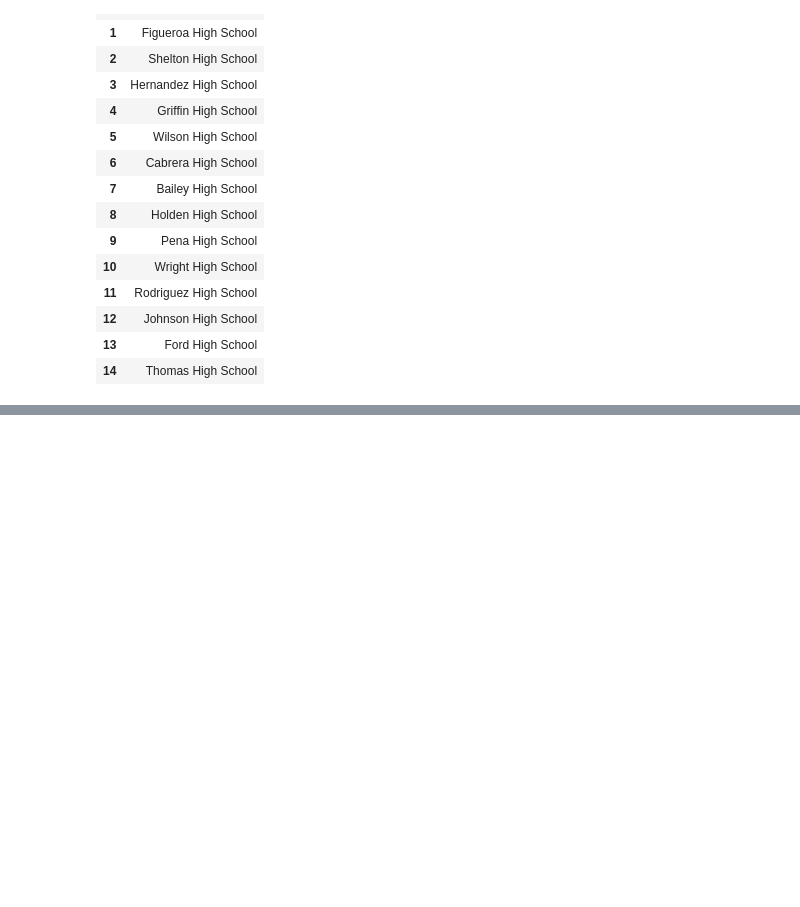
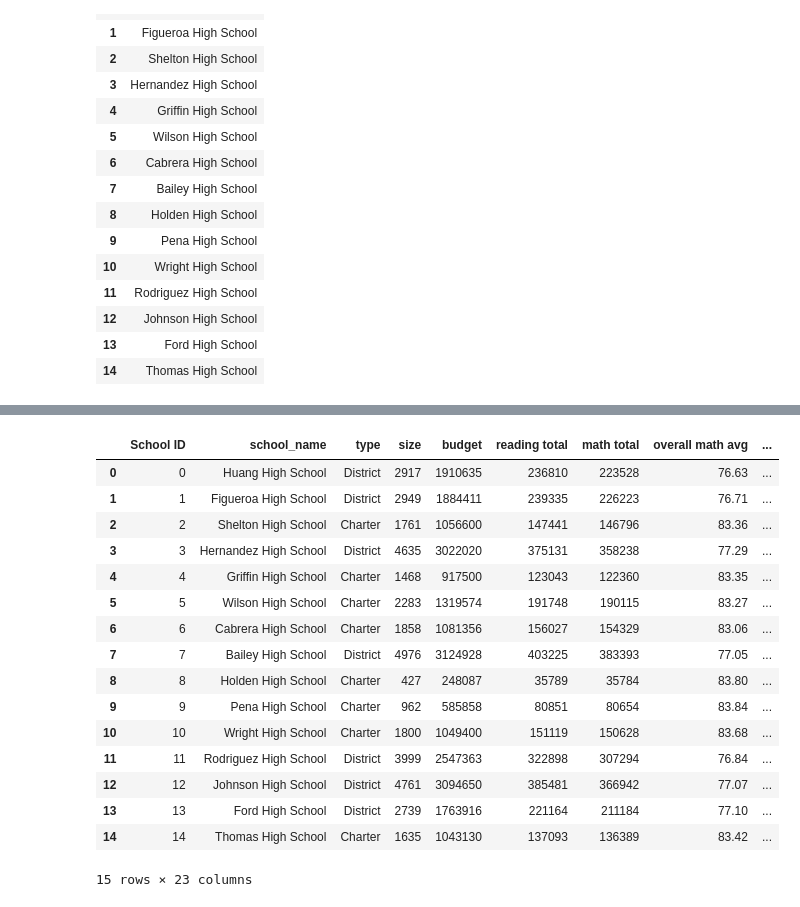
Before and after one commit to Govind-Patwal/My_Testing_Corner_at_GitHub, a Jupyter notebook: UofT_Bootcamp/UofT_Bootcamp_PostGrad/Round1/Module4_Pandas/PyCitySchools_goodLearning.ipynb, the cells around one changed output, grey strips where cells are left out. Cells and saved outputs as stored; diff of their text form; code cells hidden in the pictures; blank space fills up the shorter version.

```diff
--- a/UofT_Bootcamp/UofT_Bootcamp_PostGrad/Round1/Module4_Pandas/PyCitySchools_goodLearning.ipynb
+++ b/UofT_Bootcamp/UofT_Bootcamp_PostGrad/Round1/Module4_Pandas/PyCitySchools_goodLearning.ipynb
@@ -634,0 +684,9 @@ top_schools.head(7)
+# %%
+school_df1['9th_math_avg'] = 0
+school_df1['10th_math_avg'] = 0
+school_df1['11th_math_avg'] = 0
+school_df1['12th_math_avg'] = 0
+school_df1['9th_reading_avg'] = 0
+school_df1['10th_reading_avg'] = 0
+school_df1['11th_reading_avg'] = 0
+school_df1['12th_reading_avg'] = 0
@@ -634,0 +713,18 @@ top_schools.head(7)
+# %%
+for i in range(len(school_df1)):
+    school = school_df1['school_name'][i]
+
+    school_df1['9th_math_avg'][i]    =  combined_df.loc[   (combined_df['school_name'] == school) &  (combined_df['grade'] == '9th') ]  ['math_score'].sum() / len(combined_df.loc[   (combined_df['school_name'] == school) &  (combined_df['grade'] == '9th') ] )
+    school_df1['9th_reading_avg'][i] =  combined_df.loc[   (combined_df['school_name'] == school) &  (combined_df['grade'] == '9th') ]  ['reading_score'].sum() / len(combined_df.loc[   (combined_df['school_name'] == school) &  (combined_df['grade'] == '9th') ] )
+
+    school_df1['10th_math_avg'][i]    =  combined_df.loc[   (combined_df['school_name'] == school) &  (combined_df['grade'] == '10th') ]  ['math_score'].sum() / len(combined_df.loc[   (combined_df['school_name'] == school) &  (combined_df['grade'] == '10th') ] )
+    school_df1['10th_reading_avg'][i] =  combined_df.loc[   (combined_df['school_name'] == school) &  (combined_df['grade'] == '10th') ]  ['reading_score'].sum() / len(combined_df.loc[   (combined_df['school_name'] == school) &  (combined_df['grade'] == '10th') ] )
+
+    school_df1['11th_math_avg'][i]    =  combined_df.loc[   (combined_df['school_name'] == school) &  (combined_df['grade'] == '11th') ]  ['math_score'].sum() / len(combined_df.loc[   (combined_df['school_name'] == school) &  (combined_df['grade'] == '11th') ] )
+    school_df1['11th_reading_avg'][i] =  combined_df.loc[   (combined_df['school_name'] == school) &  (combined_df['grade'] == '11th') ]  ['reading_score'].sum() / len(combined_df.loc[   (combined_df['school_name'] == school) &  (combined_df['grade'] == '11th') ] )
+
+    school_df1['12th_math_avg'][i]    =  combined_df.loc[   (combined_df['school_name'] == school) &  (combined_df['grade'] == '12th') ]  ['math_score'].sum() / len(combined_df.loc[   (combined_df['school_name'] == school) &  (combined_df['grade'] == '12th') ] )
+    school_df1['12th_reading_avg'][i] =  combined_df.loc[   (combined_df['school_name'] == school) &  (combined_df['grade'] == '12th') ]  ['reading_score'].sum() / len(combined_df.loc[   (combined_df['school_name'] == school) &  (combined_df['grade'] == '12th') ] )
+
+
+school_df1
@@ -634,0 +749,21 @@ top_schools.head(7)
+# %%
+school_df1 = school_df1.rename(columns={'math_avg':'overall math avg', 'reading_avg': 'overall reading average'})
+school_df1
+# %% [output]
+|  | School ID | school_name | type | size | budget | reading total | math total | overall math avg | ... |
+| 0 | 0 | Huang High School | District | 2917 | 1910635 | 236810 | 223528 | 76.63 | ... |
+| 1 | 1 | Figueroa High School | District | 2949 | 1884411 | 239335 | 226223 | 76.71 | ... |
+| 2 | 2 | Shelton High School | Charter | 1761 | 1056600 | 147441 | 146796 | 83.36 | ... |
+| 3 | 3 | Hernandez High School | District | 4635 | 3022020 | 375131 | 358238 | 77.29 | ... |
+| 4 | 4 | Griffin High School | Charter | 1468 | 917500 | 123043 | 122360 | 83.35 | ... |
+| 5 | 5 | Wilson High School | Charter | 2283 | 1319574 | 191748 | 190115 | 83.27 | ... |
+| 6 | 6 | Cabrera High School | Charter | 1858 | 1081356 | 156027 | 154329 | 83.06 | ... |
+| 7 | 7 | Bailey High School | District | 4976 | 3124928 | 403225 | 383393 | 77.05 | ... |
+| 8 | 8 | Holden High School | Charter | 427 | 248087 | 35789 | 35784 | 83.80 | ... |
+| 9 | 9 | Pena High School | Charter | 962 | 585858 | 80851 | 80654 | 83.84 | ... |
+| 10 | 10 | Wright High School | Charter | 1800 | 1049400 | 151119 | 150628 | 83.68 | ... |
+| 11 | 11 | Rodriguez High School | District | 3999 | 2547363 | 322898 | 307294 | 76.84 | ... |
+| 12 | 12 | Johnson High School | District | 4761 | 3094650 | 385481 | 366942 | 77.07 | ... |
+| 13 | 13 | Ford High School | District | 2739 | 1763916 | 221164 | 211184 | 77.10 | ... |
+| 14 | 14 | Thomas High School | Charter | 1635 | 1043130 | 137093 | 136389 | 83.42 | ... |
+15 rows × 23 columns
```
Also changed, not shown: parts of 15 cells of this notebook.
